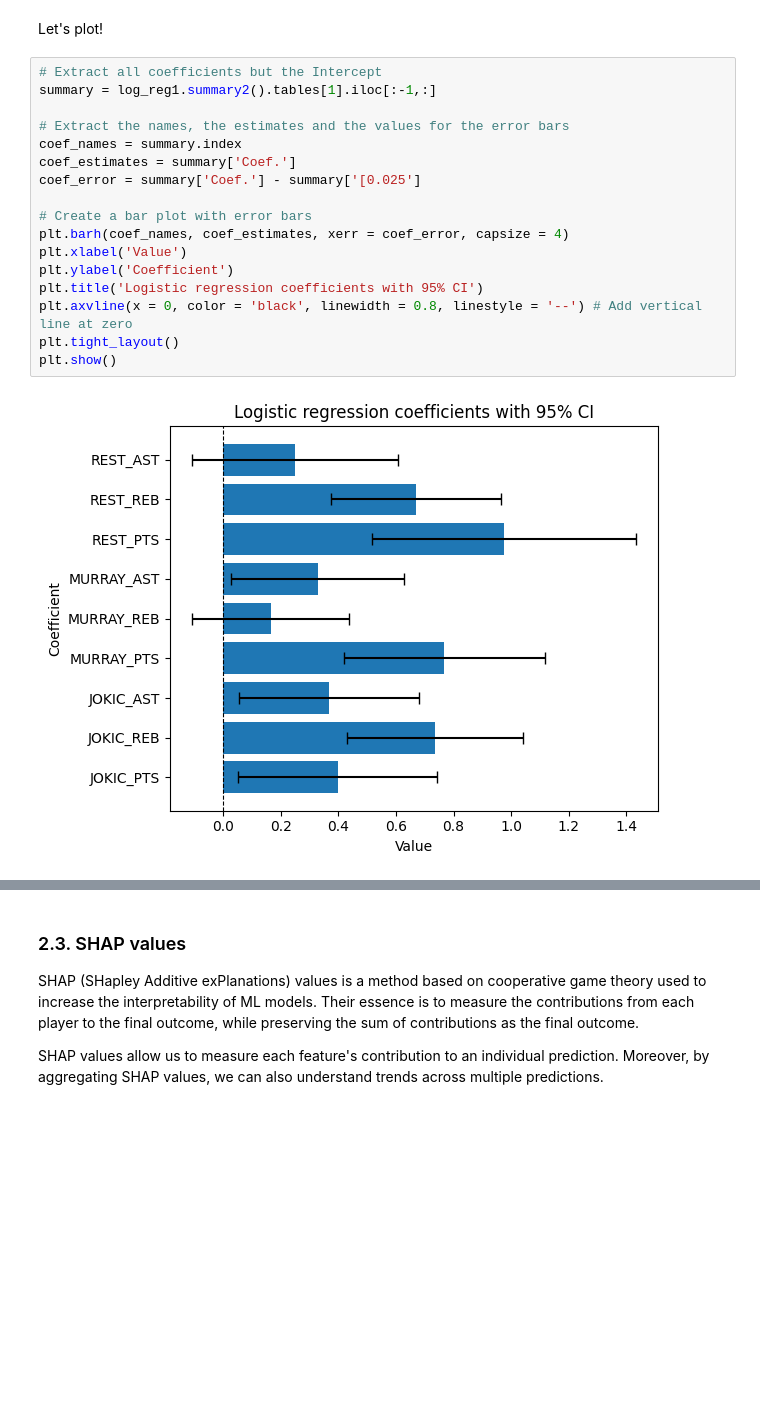
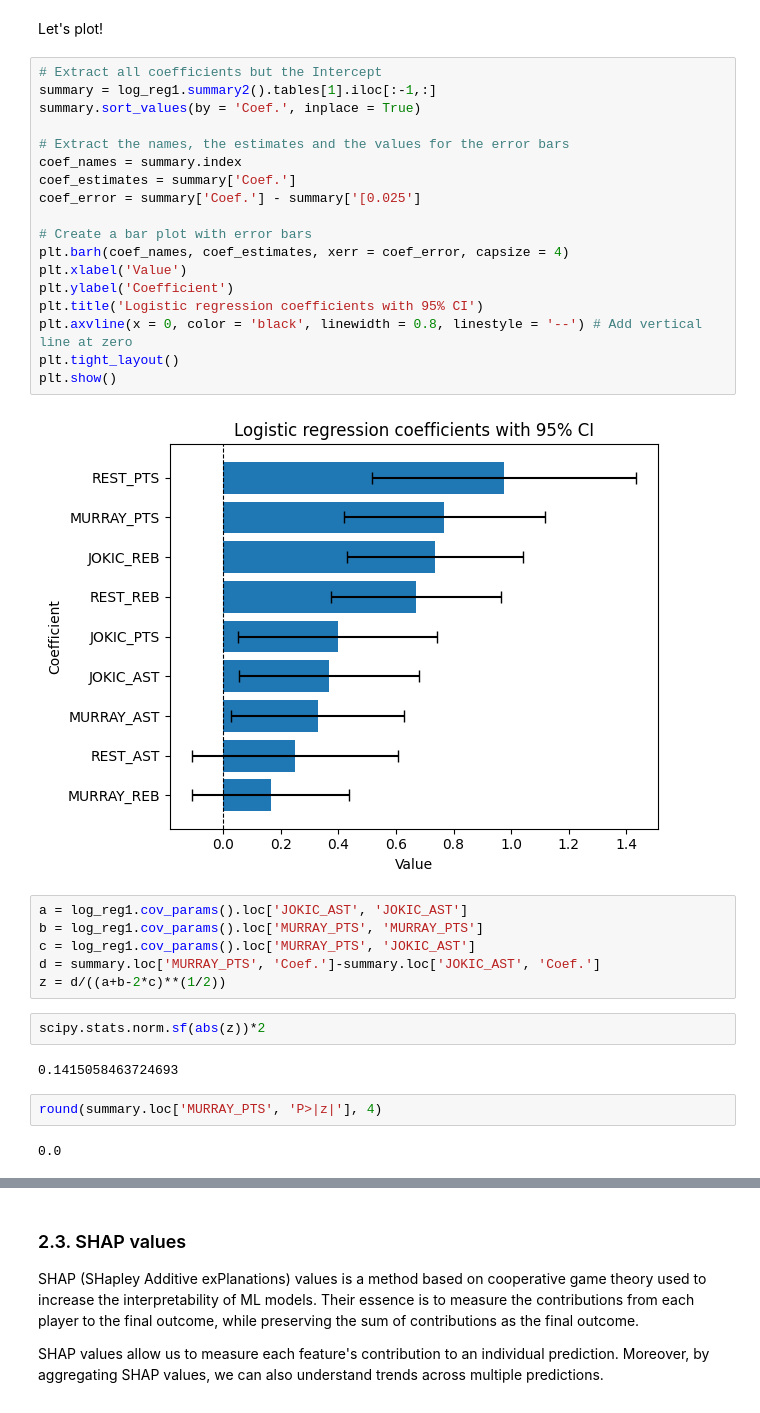
Before and after one commit to jacasta2/nba_analysis, a Jupyter notebook: jokic_murray/modeling.ipynb, the cells around one changed output, grey strips where cells are left out. Cells and saved outputs as stored; diff of their text form; blank space fills up the shorter version.

```diff
--- a/jokic_murray/modeling.ipynb
+++ b/jokic_murray/modeling.ipynb
@@ -289,19 +294,34 @@ Let's plot!
 # %%
 # Extract all coefficients but the Intercept
 summary = log_reg1.summary2().tables[1].iloc[:-1,:]
+summary.sort_values(by = 'Coef.', inplace = True)
 
 # Extract the names, the estimates and the values for the error bars
 coef_names = summary.index
 coef_estimates = summary['Coef.']
 coef_error = summary['Coef.'] - summary['[0.025']
 
 # Create a bar plot with error bars
 plt.barh(coef_names, coef_estimates, xerr = coef_error, capsize = 4)
 plt.xlabel('Value')
 plt.ylabel('Coefficient')
 plt.title('Logistic regression coefficients with 95% CI')
 plt.axvline(x = 0, color = 'black', linewidth = 0.8, linestyle = '--') # Add vertical line at zero
 plt.tight_layout()
 plt.show()
 # %% [output]
-[figure, old version]
+[figure, new version]
+# %%
+a = log_reg1.cov_params().loc['JOKIC_AST', 'JOKIC_AST']
+b = log_reg1.cov_params().loc['MURRAY_PTS', 'MURRAY_PTS']
+c = log_reg1.cov_params().loc['MURRAY_PTS', 'JOKIC_AST']
+d = summary.loc['MURRAY_PTS', 'Coef.']-summary.loc['JOKIC_AST', 'Coef.']
+z = d/((a+b-2*c)**(1/2))
+# %%
+scipy.stats.norm.sf(abs(z))*2
+# %% [output]
+0.1415058463724693
+# %%
+round(summary.loc['MURRAY_PTS', 'P>|z|'], 4)
+# %% [output]
+0.0
```
Also changed, not shown: parts of 13 cells of this notebook, 16 other files.
